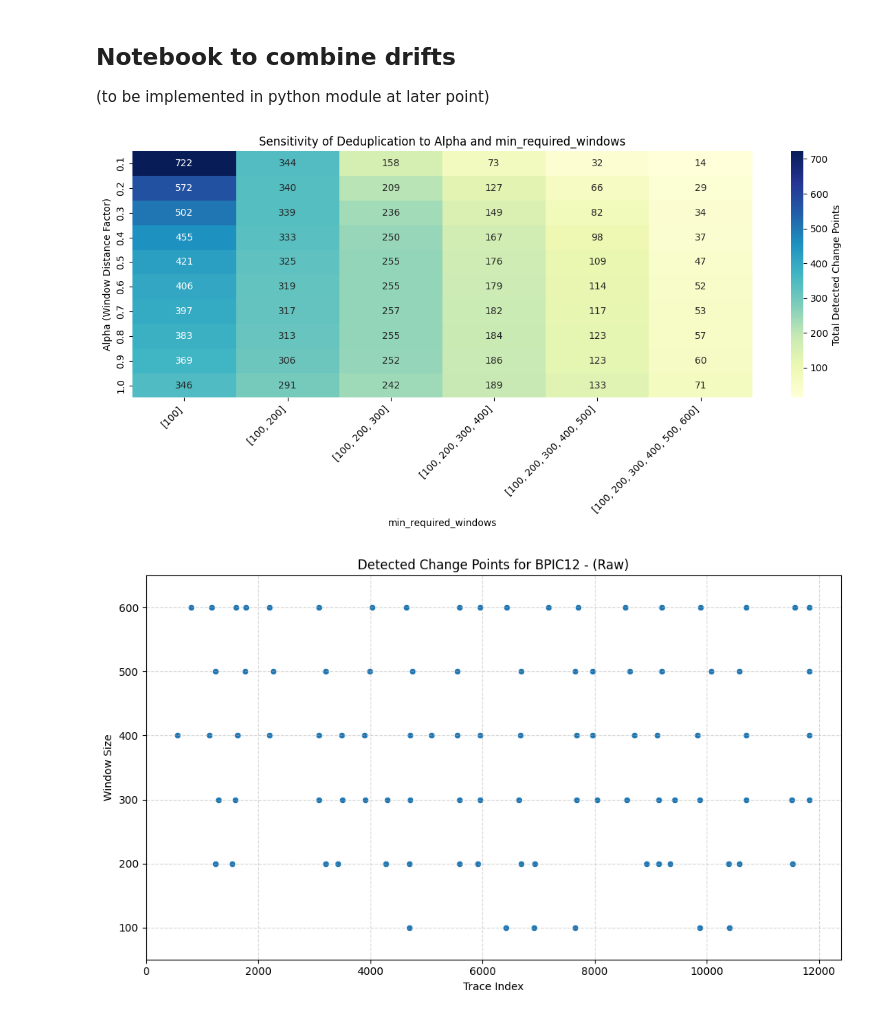
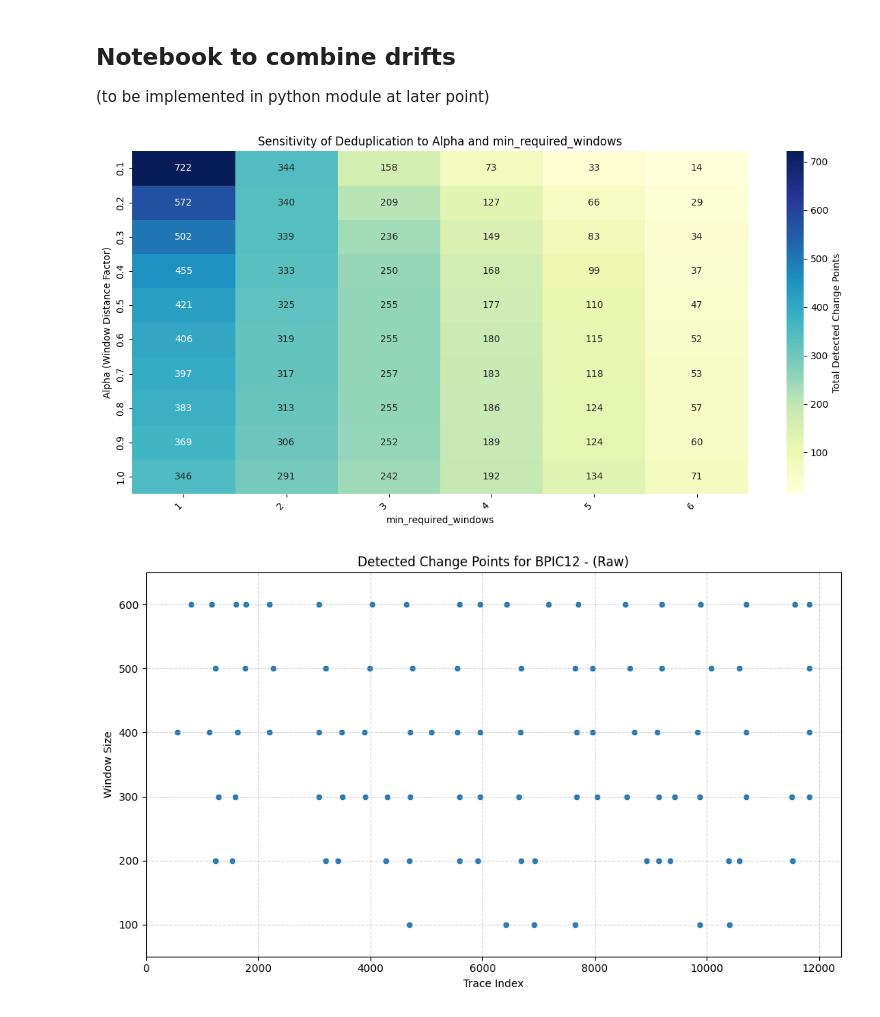
Before and after one commit to lennartebert/drifts-and-complexity, a Jupyter notebook: combine_drifts.ipynb, the cells around one changed output. Cells and saved outputs as stored; diff of their text form; code cells hidden in the pictures.

```diff
--- a/combine_drifts.ipynb
+++ b/combine_drifts.ipynb
@@ -45,8 +45,6 @@ for dataset in data_dictionary:
     # convert defaultdict to normal dict before storing
     change_points_dict[dataset] = dict(dataset_cps)
 # %%
-import numpy as np
-import pandas as pd
 
 def aggregate_change_points_by_window(cp_all_window_sizes, alpha=1.0):
     """
@@ -64,7 +62,7 @@ def aggregate_change_points_by_window(cp_all_window_sizes, alpha=1.0):
     records = []
     for ws, cp_list in cp_all_window_sizes.items():
         for cp in cp_list:
-            support = np.log(ws) / np.log(max_ws)
+            support = 1
             records.append({
                 "cp": cp,
                 "window_size": ws,
@@ -102,7 +100,7 @@ def aggregate_change_points_by_window(cp_all_window_sizes, alpha=1.0):
 
 # --- Outer filtering function --- #
 
-def deduplicate_change_points_by_window(cp_all_window_sizes, alpha=1.0, min_required_windows=[100, 200]):
+def deduplicate_change_points_by_window(cp_all_window_sizes, alpha=1.0, min_support_windows=3):
     """
     Deduplicate change points by support-based filtering on top of aggregation.
 
@@ -112,8 +110,8 @@ def deduplicate_change_points_by_window(cp_all_window_sizes, alpha=1.0, min_requ
         Dictionary of form {window_size: [change_point_1, ...]}
     alpha : float
         Distance factor for merging similar change points
-    min_required_windows : list of int
-        List of window sizes required to support a change point
+    min_support_windows : int
+        Min number of windows supporting the change point.
 
     Returns
     -------
@@ -131,12 +129,8 @@ def deduplicate_change_points_by_window(cp_all_window_sizes, alpha=1.0, min_requ
     if aggregated_df.empty:
         return []
 
-    # Compute threshold based on desired minimum window sizes
-    max_ws = max(cp_all_window_sizes.keys())
-    min_support = sum(np.log(ws) / np.log(max_ws) for ws in min_required_windows)
-
-    # Filter
-    filtered_df = aggregated_df[aggregated_df["support"] >= min_support]
+    # Filter per threshold
+    filtered_df = aggregated_df[aggregated_df["support"] >= min_support_windows]
 
     return list(filtered_df["cp"])
 # %%
@@ -149,45 +143,44 @@ import pandas as pd
 
 # Define parameters
 alphas = np.round(np.arange(0.1, 1.01, 0.1), 2)
-window_sizes_full = [100, 200, 300, 400, 500, 600]
-window_sets = [window_sizes_full[:i] for i in range(1, len(window_sizes_full)+1)]
+min_support_windows_list = [1, 2, 3, 4, 5, 6]
 
 # Optional: label each window set for x-axis
-window_labels = [str(ws) for ws in window_sets]
+window_labels = [str(ws) for ws in min_support_windows_list]
 
 # Initialize heatmap data: rows = alphas, columns = window_sets
 heatmap_data = pd.DataFrame(index=alphas, columns=window_labels)
 
 # Loop over all combinations
 for alpha in alphas:
-    for i, min_required_windows in enumerate(window_sets):
+    for i, min_support_windows in enumerate(min_support_windows_list):
         label = window_labels[i]
         total_cps = 0
 
         for dataset, cp_all_window_sizes in change_points_dict.items():
             cps = deduplicate_change_points_by_window(
                 cp_all_window_sizes,
                 alpha=alpha,
-                min_required_windows=min_required_windows
+                min_support_windows=min_support_windows
             )
             total_cps += len(cps)
 
         heatmap_data.at[alpha, label] = total_cps
 
 # Convert to numeric for plotting
 heatmap_data = heatmap_data.astype(int)
 
 # Plot
 plt.figure(figsize=(12, 6))
 sns.heatmap(heatmap_data, annot=True, fmt="d", cmap="YlGnBu", cbar_kws={'label': 'Total Detected Change Points'})
 plt.title("Sensitivity of Deduplication to Alpha and min_required_windows")
 plt.xlabel("min_required_windows")
 plt.ylabel("Alpha (Window Distance Factor)")
 plt.xticks(rotation=45, ha='right')
 plt.tight_layout()
 plt.show()
 # %% [output]
-[figure, old version]
+[figure, new version]
 # %%
 # 1. Aggregate all datasets (returns DataFrames)
 aggregated_cp_dict = {
```
Also changed, not shown: 1 other file.
